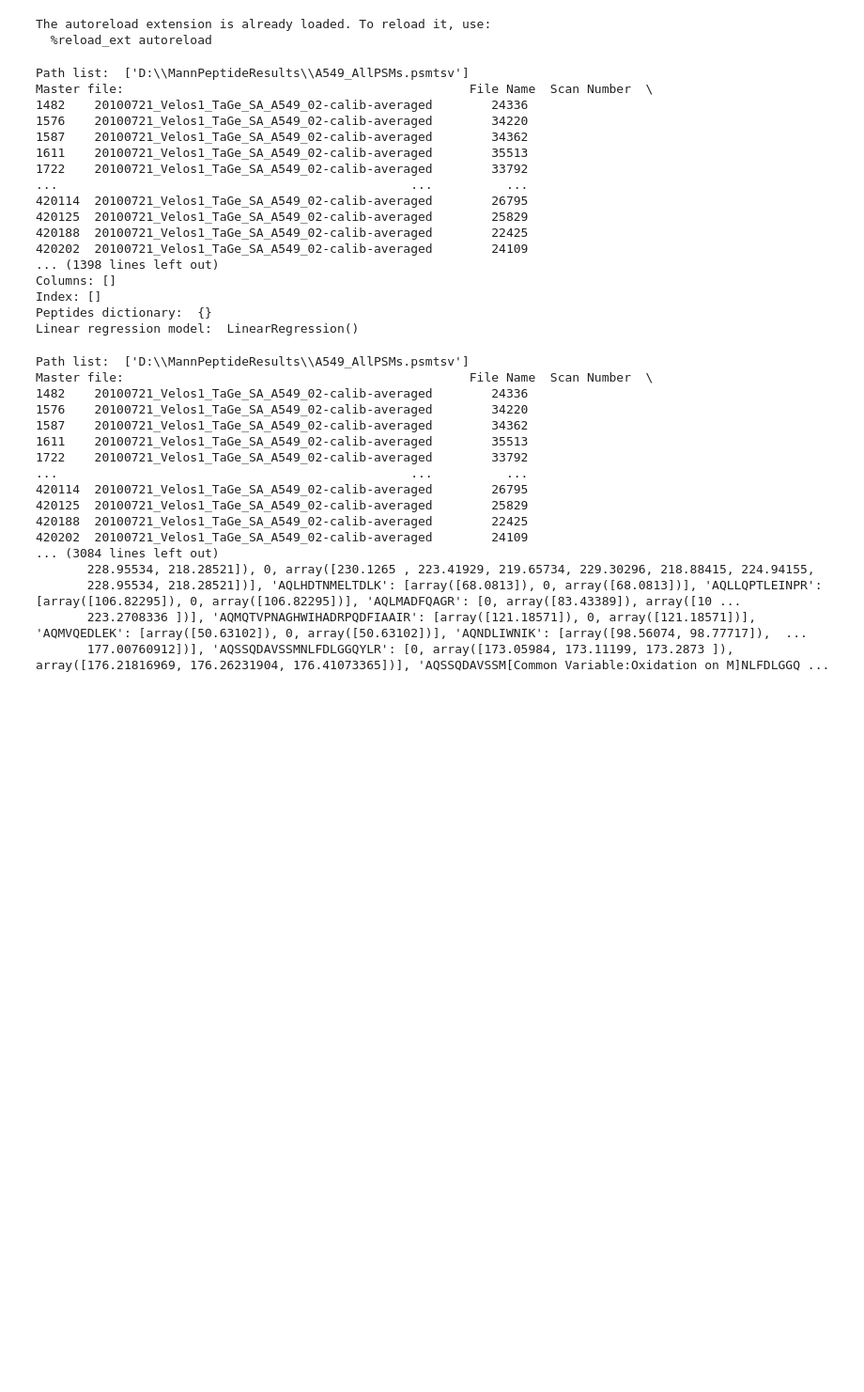
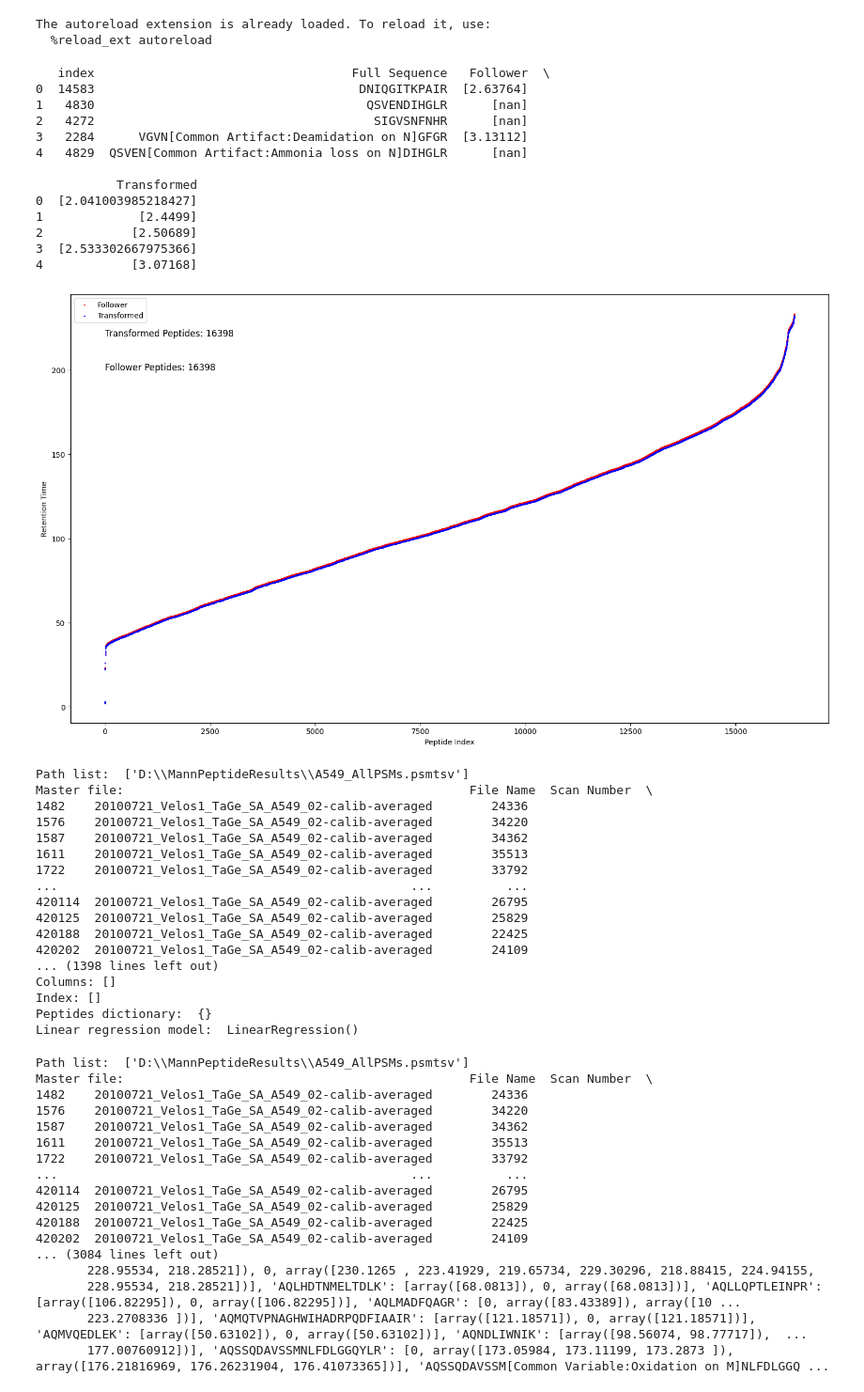
Before and after one commit to elaboy/Ancla, a Jupyter notebook: calibration_notebook.ipynb, the cells around one changed output. Shown at 94% size. Saved outputs shown, nothing was run; the diff lists cells and outputs as text; code cells hidden in the pictures; blank space fills up the shorter version.

```diff
--- a/calibration_notebook.ipynb
+++ b/calibration_notebook.ipynb
@@ -10,6 +10,23 @@ The autoreload extension is already loaded. To reload it, use:
 file = [(r"D:\MannPeptideResults\A549_AllPSMs.psmtsv")]
 # %%
 calibrator = Calibrator(file)
+# %%
+calibrator.show_calibration_plot()
+# %% [output]
+   index                                   Full Sequence   Follower  \
+0  14583                                    DNIQGITKPAIR  [2.63764]
+1   4830                                     QSVENDIHGLR      [nan]
+2   4272                                      SIGVSNFNHR      [nan]
+3   2284      VGVN[Common Artifact:Deamidation on N]GFGR  [3.13112]
+4   4829  QSVEN[Common Artifact:Ammonia loss on N]DIHGLR      [nan]
+
+           Transformed
+0  [2.041003985218427]
+1             [2.4499]
+2            [2.50689]
+3  [2.533302667975366]
+4            [3.07168]
+[figure, added]
 # %%
 calibrator.show_properties()
 # %% [output]
```
Also changed, not shown: parts of 1 cell of this notebook, 2 other files.
